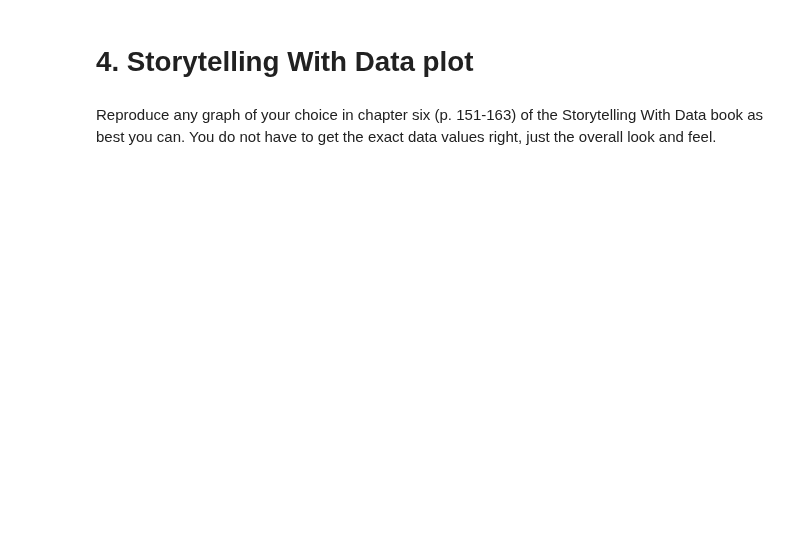
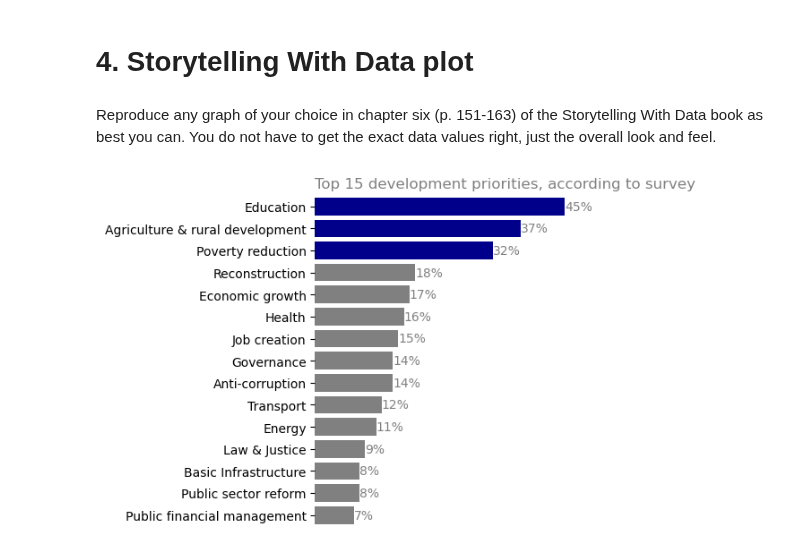
Before and after one commit to veniola/Module-B-semester-2, a Jupyter notebook: OMDS-ModB2-Week10-Eniola-Victoria.ipynb, the cells around one changed output. Cells and saved outputs as stored; diff of their text form; code cells hidden in the pictures; blank space fills up the shorter version.

```diff
--- a/OMDS-ModB2-Week10-Eniola-Victoria.ipynb
+++ b/OMDS-ModB2-Week10-Eniola-Victoria.ipynb
@@ -166,3 +170,53 @@ Choose at least one that you want to learn about, use it, and research it online
 # 4. Storytelling With Data plot
 # %% [markdown]
 Reproduce any graph of your choice in chapter six (p. 151-163) of the Storytelling With Data book as best you can. You do not have to get the exact data values right, just the overall look and feel.
+# %%
+# STORYTELLING WITH DATA GRAPH:
+
+import seaborn as sns
+
+# Horizontal Bar Chart
+categories =['Education', 'Agriculture & rural development', 'Poverty reduction', 'Reconstruction', 'Economic growth', 'Health', 'Job creation', 'Governance', 'Anti-corruption', 'Transport', 'Energy', 'Law & Justice', 'Basic Infrastructure', 'Public sector reform', 'Public financial management']
+percentages = [45, 37, 32, 18, 17, 16, 15, 14, 14, 12, 11, 9, 8, 8, 7]
+
+color_map = {
+  'Education': "darkblue",
+  'Agriculture & rural development': "darkblue",
+  'Poverty reduction': "darkblue",
+  'Reconstruction': "grey",
+  'Economic growth': "grey",
+  'Health': "grey",
+  'Job creation': "grey",
+  'Governance': "grey",
+  'Anti-corruption': "grey",
+  'Transport': "grey",
+  'Energy': "grey",
+  'Law & Justice': "grey",
+  'Basic Infrastructure': "grey",
+  'Public sector reform': "grey",
+  'Public financial management': "grey",
+  'Colleague Recommendation':  "grey",
+}
+colors = [color_map[c] for c in categories]
+
+ax = sns.barplot(x=percentages, y=categories, color='lightgrey')  # initial plot
+
+for spine in ax.spines.values():        # completely removes graph border
+    spine.set_visible(False)
+
+for i, p in enumerate(ax.patches):      # set colors explicitly
+    p.set_facecolor(colors[i])
+
+# add data labels
+for i, p in enumerate(ax.patches):
+    ax.annotate(f'{percentages[i]}%', (p.get_x() + p.get_width(), p.get_y() + p.get_height() / 2),
+                color='grey', ha='left', va='center')
+
+# remove x-axis completely
+ax.xaxis.set_visible(False)
+
+plt.title("Top 15 development priorities, according to survey", color='grey', loc='left')
+plt.xlim(0, 80)
+plt.show()
+# %% [output]
+[figure, added]
```
Also changed, not shown: parts of 2 cells of this notebook.
